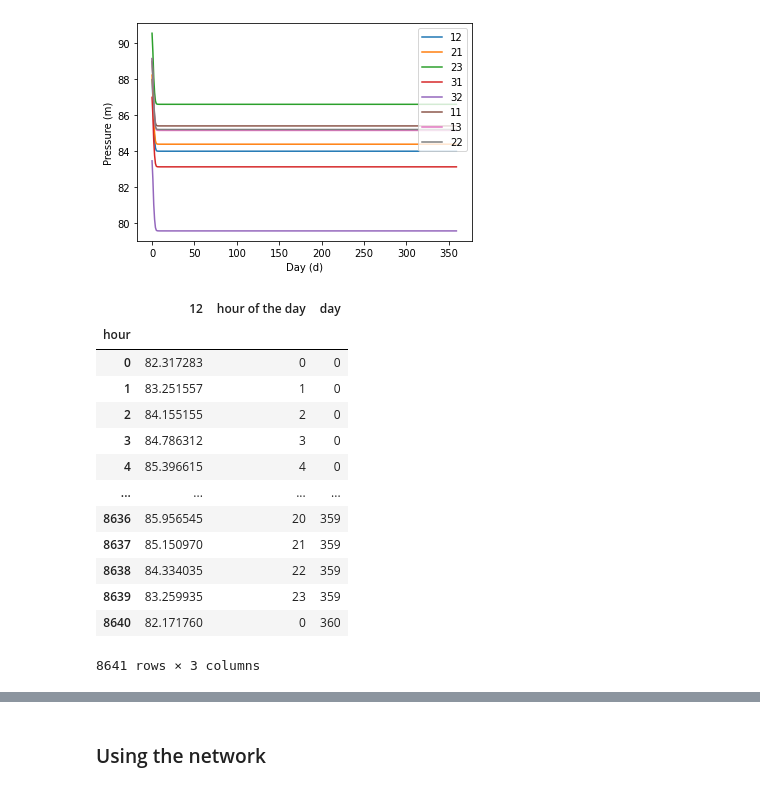
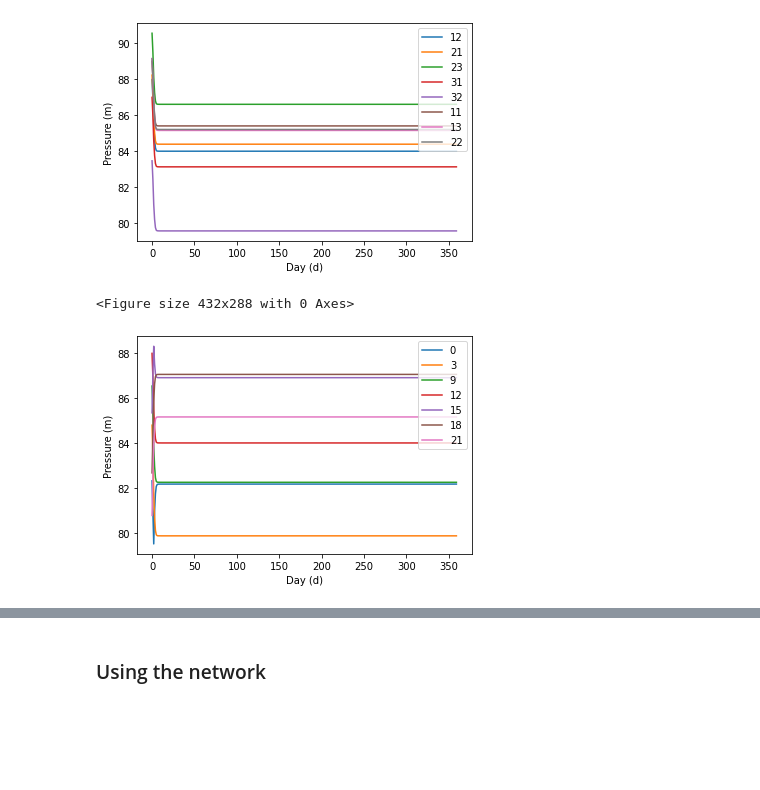
Before and after one commit to JulianBvW/BA-WDN-Leakage-Detection, a Jupyter notebook: LeakageDetection.ipynb, the cells around one changed output, grey strips where cells are left out. Cells and saved outputs as stored; diff of their text form; code cells hidden in the pictures; blank space fills up the shorter version.

Commit message:
Added tools for visualisation

```diff
--- a/LeakageDetection.ipynb
+++ b/LeakageDetection.ipynb
@@ -121,20 +121,8 @@ plot(data.get_days_at_hour(12), xlabel="Day (d)")
 # %% [output]
 <Figure size 432x288 with 0 Axes>
 [figure]
-# %%
-data.get_nodes(['12'], include_time=True)
-# %% [output]
-|  | 12 | hour of the day | day |
-| hour |  |  |  |
-| 0 | 82.317283 | 0 | 0 |
-| 1 | 83.251557 | 1 | 0 |
-| 2 | 84.155155 | 2 | 0 |
-| 3 | 84.786312 | 3 | 0 |
-| 4 | 85.396615 | 4 | 0 |
-| ... | ... | ... | ... |
-| 8636 | 85.956545 | 20 | 359 |
-| 8637 | 85.150970 | 21 | 359 |
-| 8638 | 84.334035 | 22 | 359 |
-| 8639 | 83.259935 | 23 | 359 |
-| 8640 | 82.171760 | 0 | 360 |
-8641 rows × 3 columns
+# %%
+plot(data.get_days_at_hours('12', hours=[0, 3, 9, 12, 15, 18, 21]), xlabel="Day (d)")
+# %% [output]
+<Figure size 432x288 with 0 Axes>
+[figure, added]
```
Also changed, not shown: parts of 4 cells of this notebook, 1 other file.
